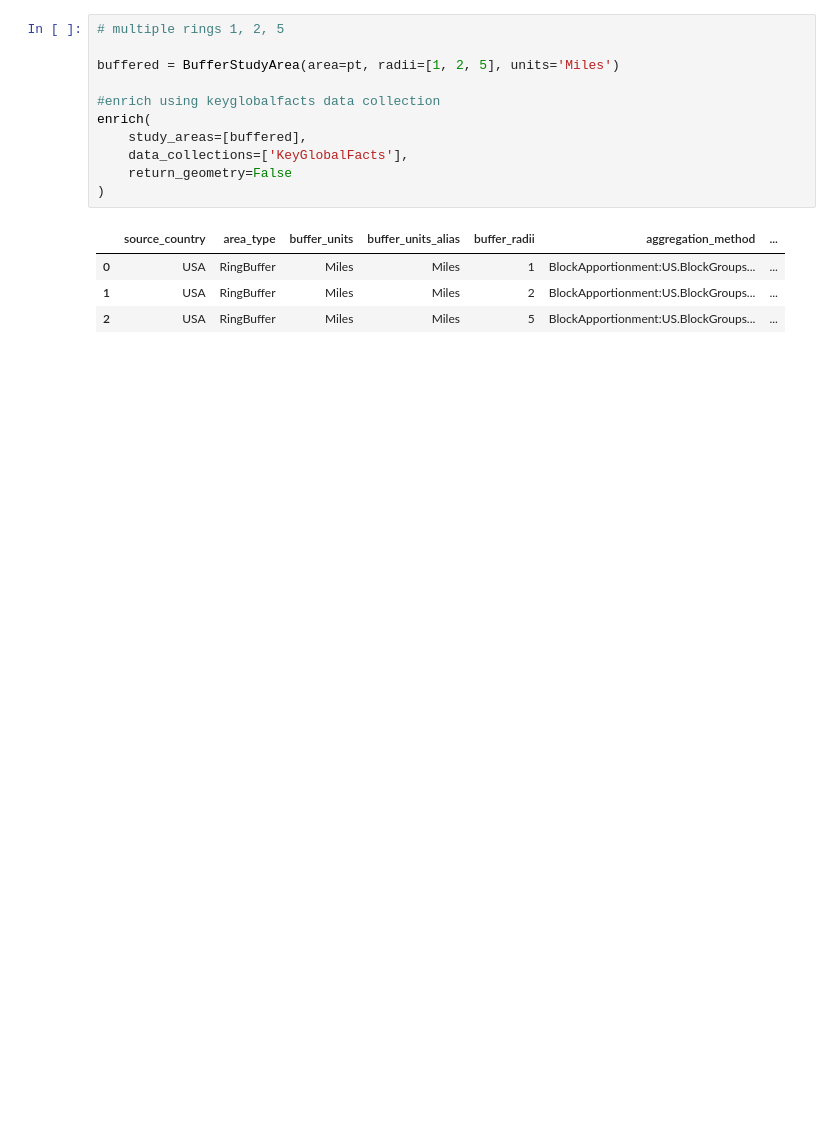
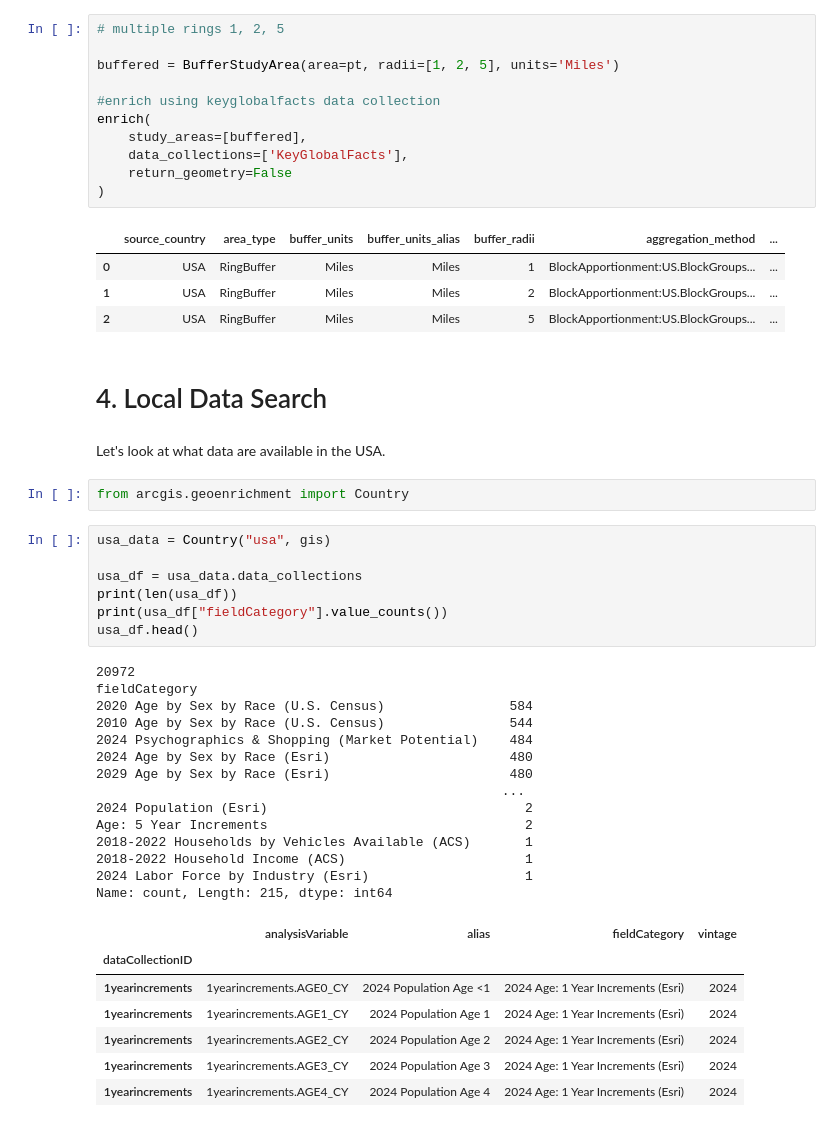
Before and after one commit to chjch/gisautomation, a Jupyter notebook: docs/modules/7-2.geoenrichment.ipynb, the cells around one changed output. Cells and saved outputs as stored; diff of their text form; blank space fills up the shorter version.

```diff
--- a/docs/modules/7-2.geoenrichment.ipynb
+++ b/docs/modules/7-2.geoenrichment.ipynb
@@ -166,3 +165,38 @@ enrich(
 | 0 | USA | RingBuffer | Miles | Miles | 1 | BlockApportionment:US.BlockGroups... | ... |
 | 1 | USA | RingBuffer | Miles | Miles | 2 | BlockApportionment:US.BlockGroups... | ... |
 | 2 | USA | RingBuffer | Miles | Miles | 5 | BlockApportionment:US.BlockGroups... | ... |
+# %% [markdown]
+# 4. Local Data Search
+# %% [markdown]
+Let's look at what data are available in the USA.
+# %%
+from arcgis.geoenrichment import Country
+# %%
+usa_data = Country("usa", gis)
+
+usa_df = usa_data.data_collections
+print(len(usa_df))
+print(usa_df["fieldCategory"].value_counts())
+usa_df.head()
+# %% [output]
+20972
+fieldCategory
+2020 Age by Sex by Race (U.S. Census)                584
+2010 Age by Sex by Race (U.S. Census)                544
+2024 Psychographics & Shopping (Market Potential)    484
+2024 Age by Sex by Race (Esri)                       480
+2029 Age by Sex by Race (Esri)                       480
+                                                    ...
+2024 Population (Esri)                                 2
+Age: 5 Year Increments                                 2
+2018-2022 Households by Vehicles Available (ACS)       1
+2018-2022 Household Income (ACS)                       1
+2024 Labor Force by Industry (Esri)                    1
+Name: count, Length: 215, dtype: int64
+|  | analysisVariable | alias | fieldCategory | vintage |
+| dataCollectionID |  |  |  |  |
+| 1yearincrements | 1yearincrements.AGE0_CY | 2024 Population Age <1 | 2024 Age: 1 Year Increments (Esri) | 2024 |
+| 1yearincrements | 1yearincrements.AGE1_CY | 2024 Population Age 1 | 2024 Age: 1 Year Increments (Esri) | 2024 |
+| 1yearincrements | 1yearincrements.AGE2_CY | 2024 Population Age 2 | 2024 Age: 1 Year Increments (Esri) | 2024 |
+| 1yearincrements | 1yearincrements.AGE3_CY | 2024 Population Age 3 | 2024 Age: 1 Year Increments (Esri) | 2024 |
+| 1yearincrements | 1yearincrements.AGE4_CY | 2024 Population Age 4 | 2024 Age: 1 Year Increments (Esri) | 2024 |
```
Also changed, not shown: parts of 3 cells of this notebook.
